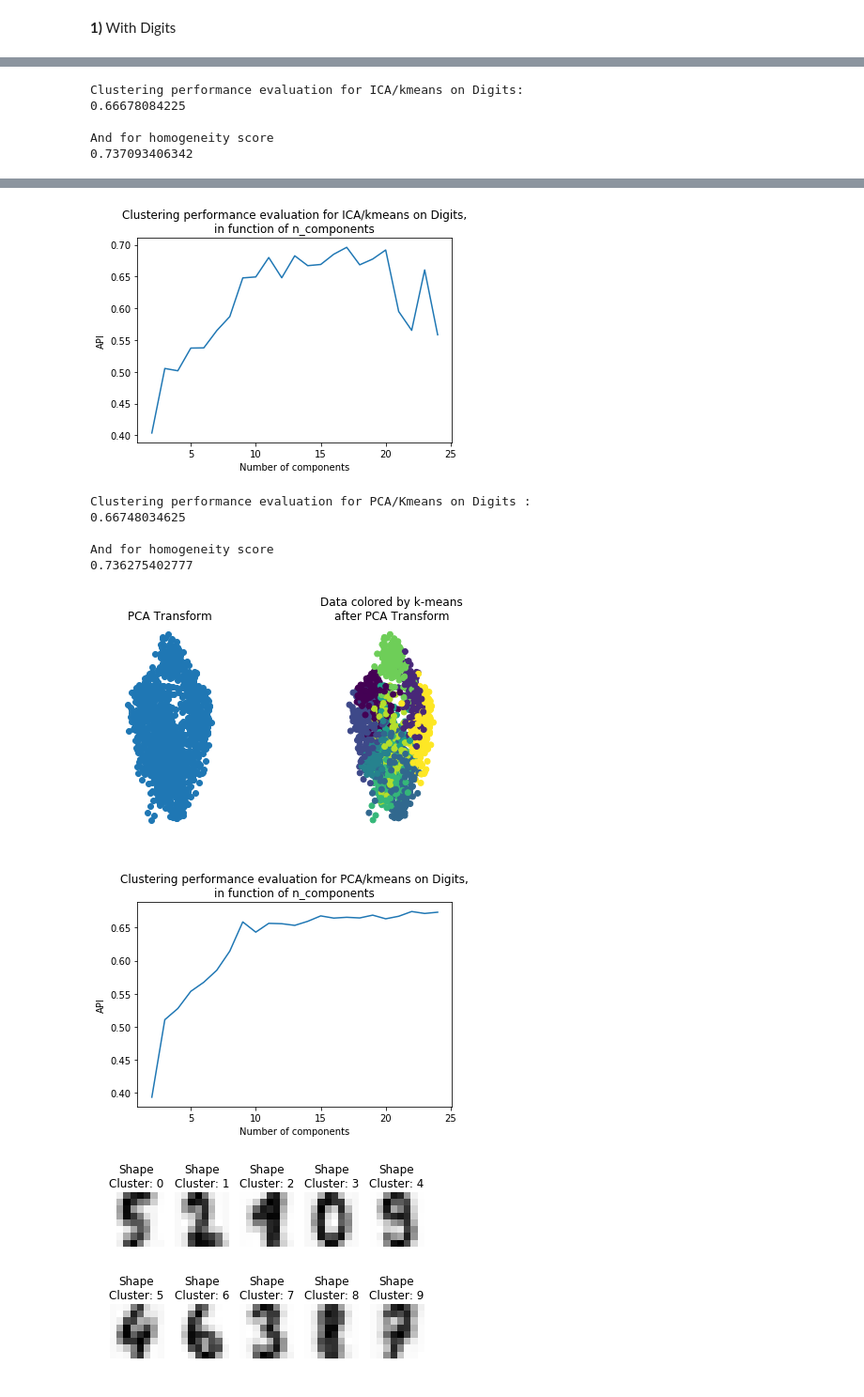
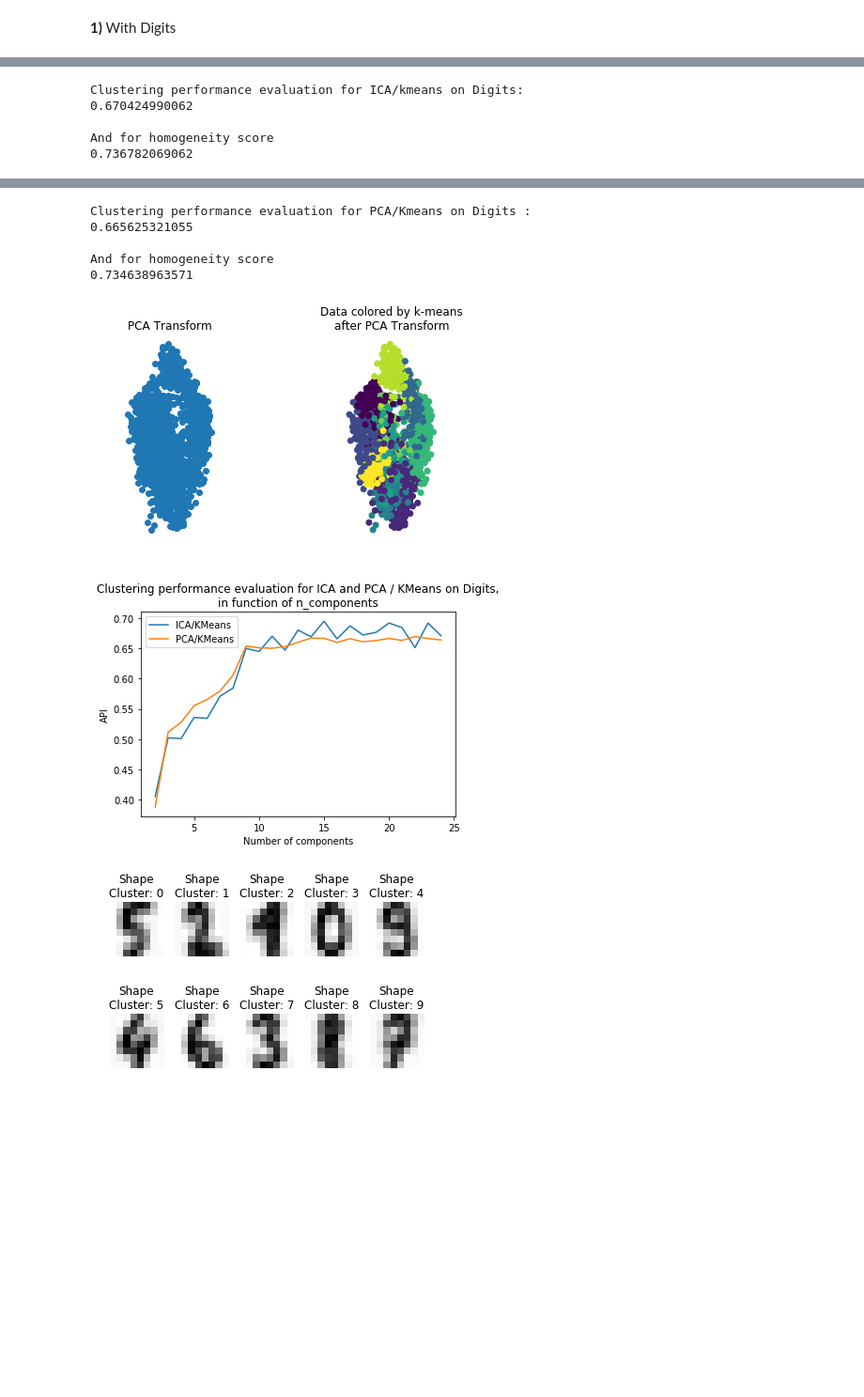
Before and after one commit to lalbarra/Cursus_Recherche, a Jupyter notebook: Notebook/Analogie_Representation_Learning_Code_notebook.ipynb, the cells around one changed output, grey strips where cells are left out. Shown: that part at 94% size. Drawn from its saved outputs; the diff is of its cells as text; code cells hidden in the pictures; blank space fills up the shorter version.

```diff
--- a/Notebook/Analogie_Representation_Learning_Code_notebook.ipynb
+++ b/Notebook/Analogie_Representation_Learning_Code_notebook.ipynb
@@ -130,21 +130,14 @@ plt.show()
 
 
 N = 25
-Perf = []
-perf = 0
+PerfICA = []
+perfICA = 0
 indX = [i for i in range(2,N)]
 for m in range(2,N):
     labelsICA, ImageDigitsICA = Digits_ICA_kmeans(m)
-    perf = metrics.adjusted_rand_score(digits.target, labelsICA)
-    Perf.append(perf)
+    perfICA = metrics.adjusted_rand_score(digits.target, labelsICA)
+    PerfICA.append(perfICA)
 
-plt.figure()
-plt.plot(indX, Perf)
-plt.title("Clustering performance evaluation for ICA/kmeans on Digits,\nin function of n_components")
-plt.xlabel('Number of components')
-plt.ylabel('API')
-plt.savefig('ICA_KMEANS_perf.png')
-plt.show()
 
 ##Plot PCA
 
@@ -176,16 +169,18 @@ for m in range(2,N):
     Perfo.append(perf)
 
 plt.figure()
-plt.plot(indx, Perfo)
-plt.title("Clustering performance evaluation for PCA/kmeans on Digits,\nin function of n_components")
+plt.plot(indX, PerfICA, label="ICA/KMeans")
+plt.plot(indx, Perfo, label="PCA/KMeans")
+plt.title("Clustering performance evaluation for ICA and PCA / KMeans on Digits,\nin function of n_components")
 plt.xlabel('Number of components')
 plt.ylabel('API')
-plt.savefig('PCA_KMEANS_perf.png')
+plt.legend()
+plt.savefig('PCA_ICA_KMEANS_perf.png')
 plt.show()
 # %% [output]
 [figure]
 Clustering performance evaluation for ICA/kmeans on Digits:
-0.66678084225
+0.670424990062
 
 And for homogeneity score
-0.737093406342
+0.736782069062
@@ -193,11 +188,10 @@ And for homogeneity score
+Clustering performance evaluation for PCA/Kmeans on Digits :
+0.665625321055
+
+And for homogeneity score
+0.734638963571
-[figure, old version]
+[figure, new version]
-Clustering performance evaluation for PCA/Kmeans on Digits :
-0.66748034625
-
-And for homogeneity score
-0.736275402777
-[figure, old version]
+[figure, new version]
-[figure, removed]
 # %%
 ##### Shape of the KMeans centroids on Digits
 def PCAKMeansTransfBack(pca, kmeans, numberDigits):
```
Also changed, not shown: parts of 1 cell of this notebook, 1 other file.
